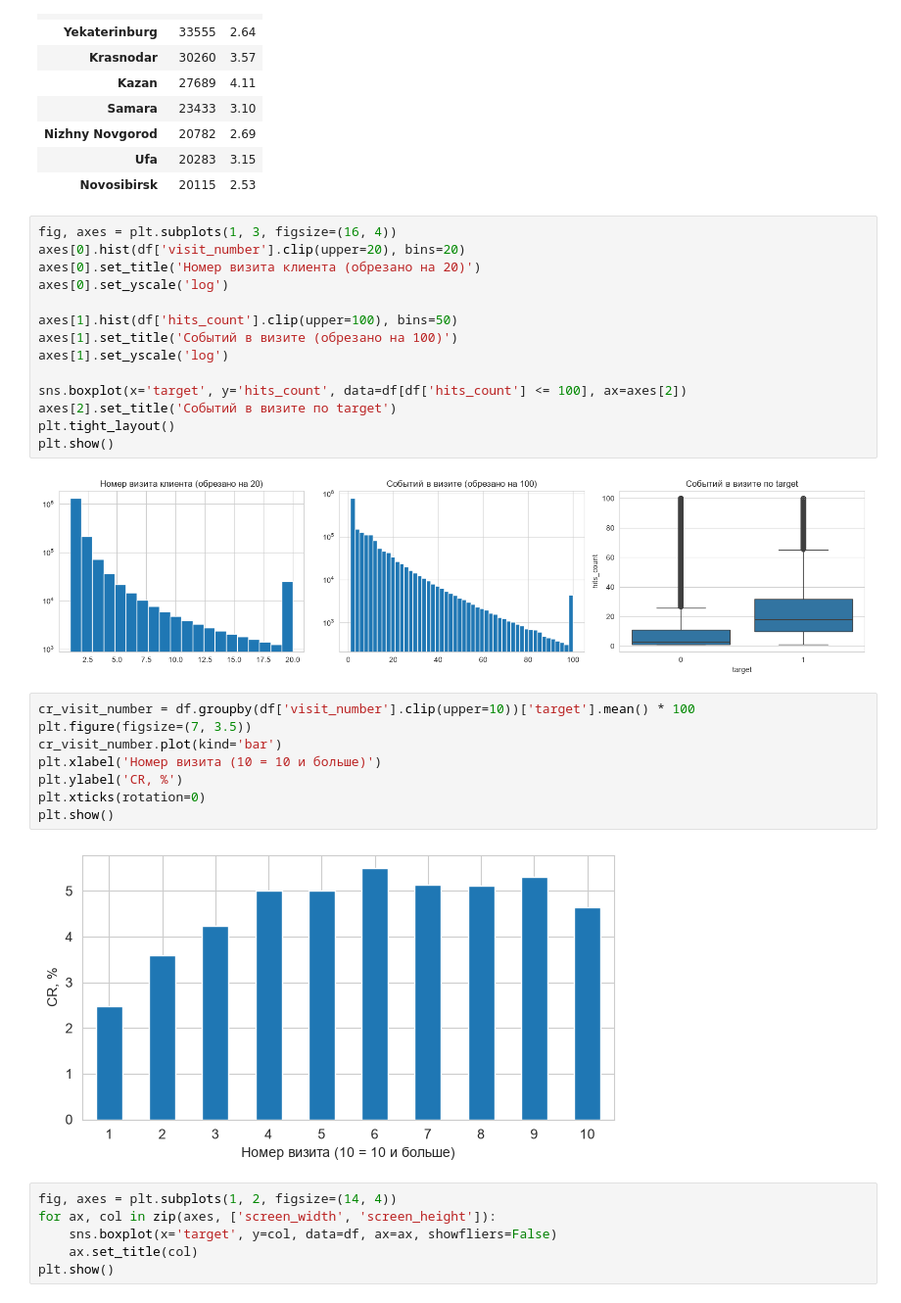
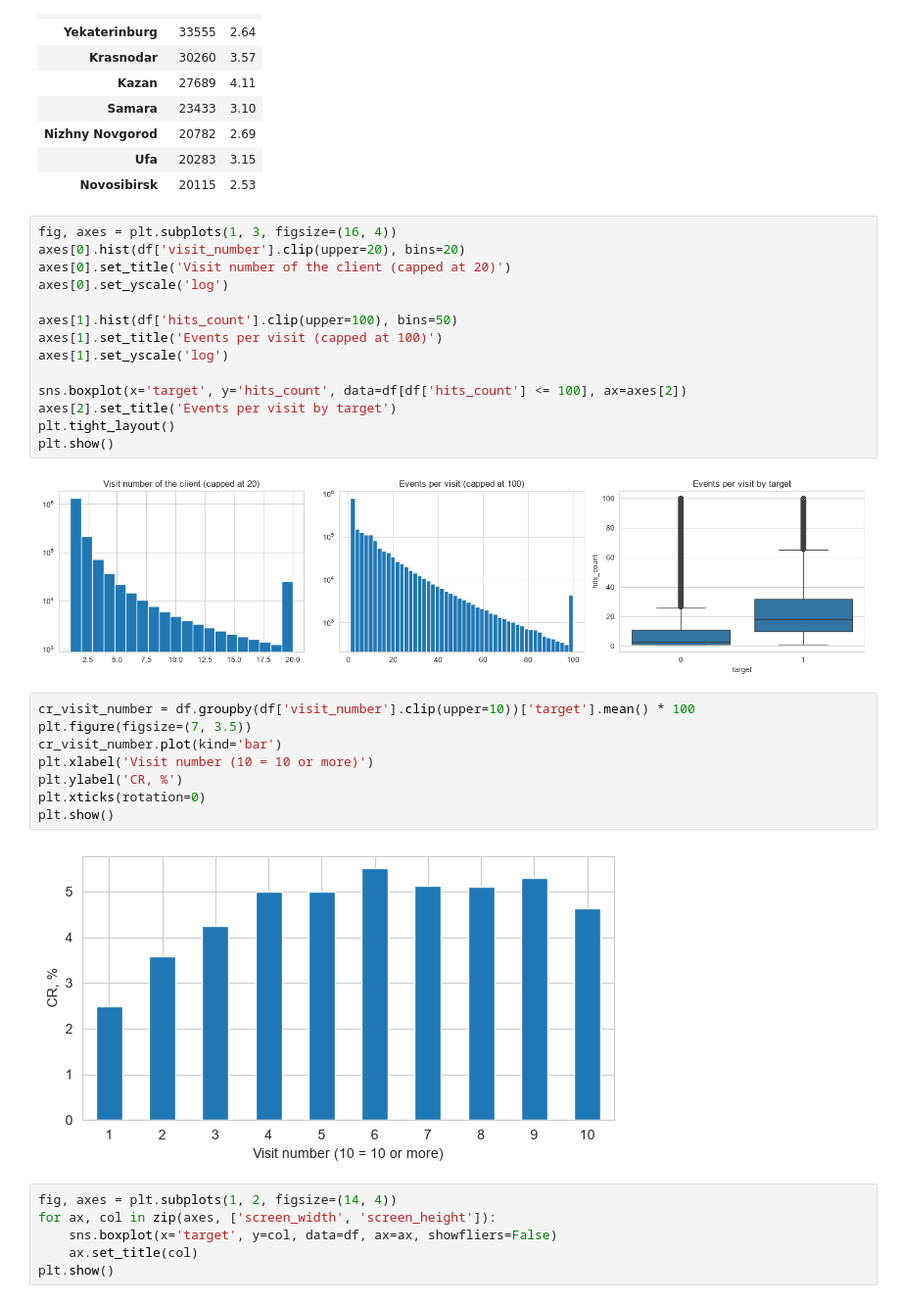
Before and after one commit to Alikonchik-Kaedahara/sber_auto_subscription, a Jupyter notebook: 01_EDA.ipynb, the cells around one changed output. Shown at 98% size. Cells and saved outputs as stored; diff of their text form.

```diff
--- a/01_EDA.ipynb
+++ b/01_EDA.ipynb
@@ -428,29 +428,29 @@ cr_by('geo_city', top=10)
 # %%
 fig, axes = plt.subplots(1, 3, figsize=(16, 4))
 axes[0].hist(df['visit_number'].clip(upper=20), bins=20)
-axes[0].set_title('Номер визита клиента (обрезано на 20)')
+axes[0].set_title('Visit number of the client (capped at 20)')
 axes[0].set_yscale('log')
 
 axes[1].hist(df['hits_count'].clip(upper=100), bins=50)
-axes[1].set_title('Событий в визите (обрезано на 100)')
+axes[1].set_title('Events per visit (capped at 100)')
 axes[1].set_yscale('log')
 
 sns.boxplot(x='target', y='hits_count', data=df[df['hits_count'] <= 100], ax=axes[2])
-axes[2].set_title('Событий в визите по target')
+axes[2].set_title('Events per visit by target')
 plt.tight_layout()
 plt.show()
 # %% [output]
-[figure, old version]
+[figure, new version]
 # %%
 cr_visit_number = df.groupby(df['visit_number'].clip(upper=10))['target'].mean() * 100
 plt.figure(figsize=(7, 3.5))
 cr_visit_number.plot(kind='bar')
-plt.xlabel('Номер визита (10 = 10 и больше)')
+plt.xlabel('Visit number (10 = 10 or more)')
 plt.ylabel('CR, %')
 plt.xticks(rotation=0)
 plt.show()
 # %% [output]
-[figure, old version]
+[figure, new version]
 # %%
 fig, axes = plt.subplots(1, 2, figsize=(14, 4))
 for ax, col in zip(axes, ['screen_width', 'screen_height']):
```
Also changed, not shown: parts of 31 cells of this notebook, 1 other file.
